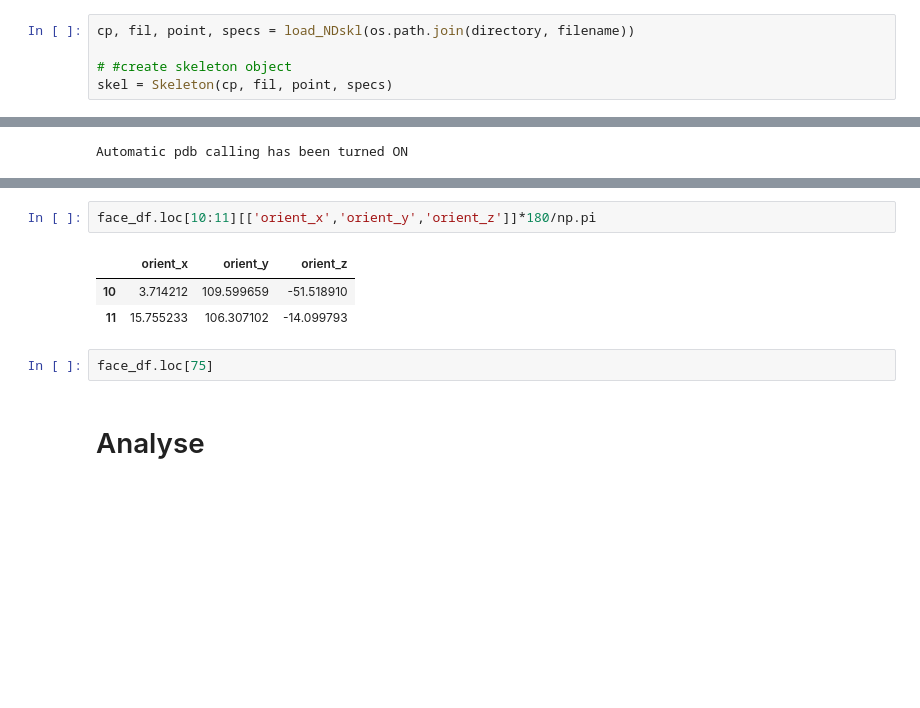
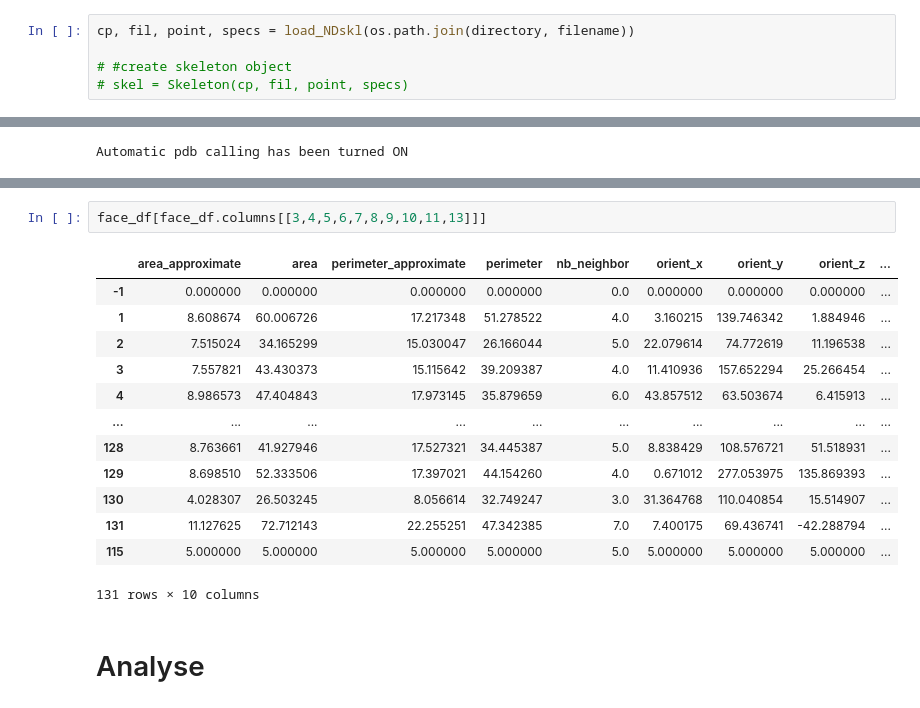
Before and after one commit to suzannelab/Dissect, a Jupyter notebook: notebook/2.5D-Segmentation+Analyse-Copy1.ipynb, the cells around one changed output, grey strips where cells are left out. Cells and saved outputs as stored; diff of their text form; blank space fills up the shorter version.

Commit message:
WIP harmonize columns name

```diff
--- a/notebook/2.5D-Segmentation+Analyse-Copy1.ipynb
+++ b/notebook/2.5D-Segmentation+Analyse-Copy1.ipynb
@@ -58,4 +67,4 @@ img0 = load_image(os.path.join(directory,
 cp, fil, point, specs = load_NDskl(os.path.join(directory, filename))
 
 # #create skeleton object
-skel = Skeleton(cp, fil, point, specs)
+# skel = Skeleton(cp, fil, point, specs)
@@ -336,11 +276,19 @@ if DIRECT_VISUALISATION_FACE:
-# %%
-face_df.loc[10:11][['orient_x','orient_y','orient_z']]*180/np.pi
-# %% [output]
-|  | orient_x | orient_y | orient_z |
-| 10 | 3.714212 | 109.599659 | -51.518910 |
-| 11 | 15.755233 | 106.307102 | -14.099793 |
-# %%
-face_df.loc[75]
+# %%
+face_df[face_df.columns[[3,4,5,6,7,8,9,10,11,13]]]
+# %% [output]
+|  | area_approximate | area | perimeter_approximate | perimeter | nb_neighbor | orient_x | orient_y | orient_z | ... |
+| -1 | 0.000000 | 0.000000 | 0.000000 | 0.000000 | 0.0 | 0.000000 | 0.000000 | 0.000000 | ... |
+| 1 | 8.608674 | 60.006726 | 17.217348 | 51.278522 | 4.0 | 3.160215 | 139.746342 | 1.884946 | ... |
+| 2 | 7.515024 | 34.165299 | 15.030047 | 26.166044 | 5.0 | 22.079614 | 74.772619 | 11.196538 | ... |
+| 3 | 7.557821 | 43.430373 | 15.115642 | 39.209387 | 4.0 | 11.410936 | 157.652294 | 25.266454 | ... |
+| 4 | 8.986573 | 47.404843 | 17.973145 | 35.879659 | 6.0 | 43.857512 | 63.503674 | 6.415913 | ... |
+| ... | ... | ... | ... | ... | ... | ... | ... | ... | ... |
+| 128 | 8.763661 | 41.927946 | 17.527321 | 34.445387 | 5.0 | 8.838429 | 108.576721 | 51.518931 | ... |
+| 129 | 8.698510 | 52.333506 | 17.397021 | 44.154260 | 4.0 | 0.671012 | 277.053975 | 135.869393 | ... |
+| 130 | 4.028307 | 26.503245 | 8.056614 | 32.749247 | 3.0 | 31.364768 | 110.040854 | 15.514907 | ... |
+| 131 | 11.127625 | 72.712143 | 22.255251 | 47.342385 | 7.0 | 7.400175 | 69.436741 | -42.288794 | ... |
+| 115 | 5.000000 | 5.000000 | 5.000000 | 5.000000 | 5.0 | 5.000000 | 5.000000 | 5.000000 | ... |
+131 rows × 10 columns
 # %% [markdown]
 # Analyse
 # %%
```
Also changed, not shown: parts of 25 cells of this notebook, 3 other files.
